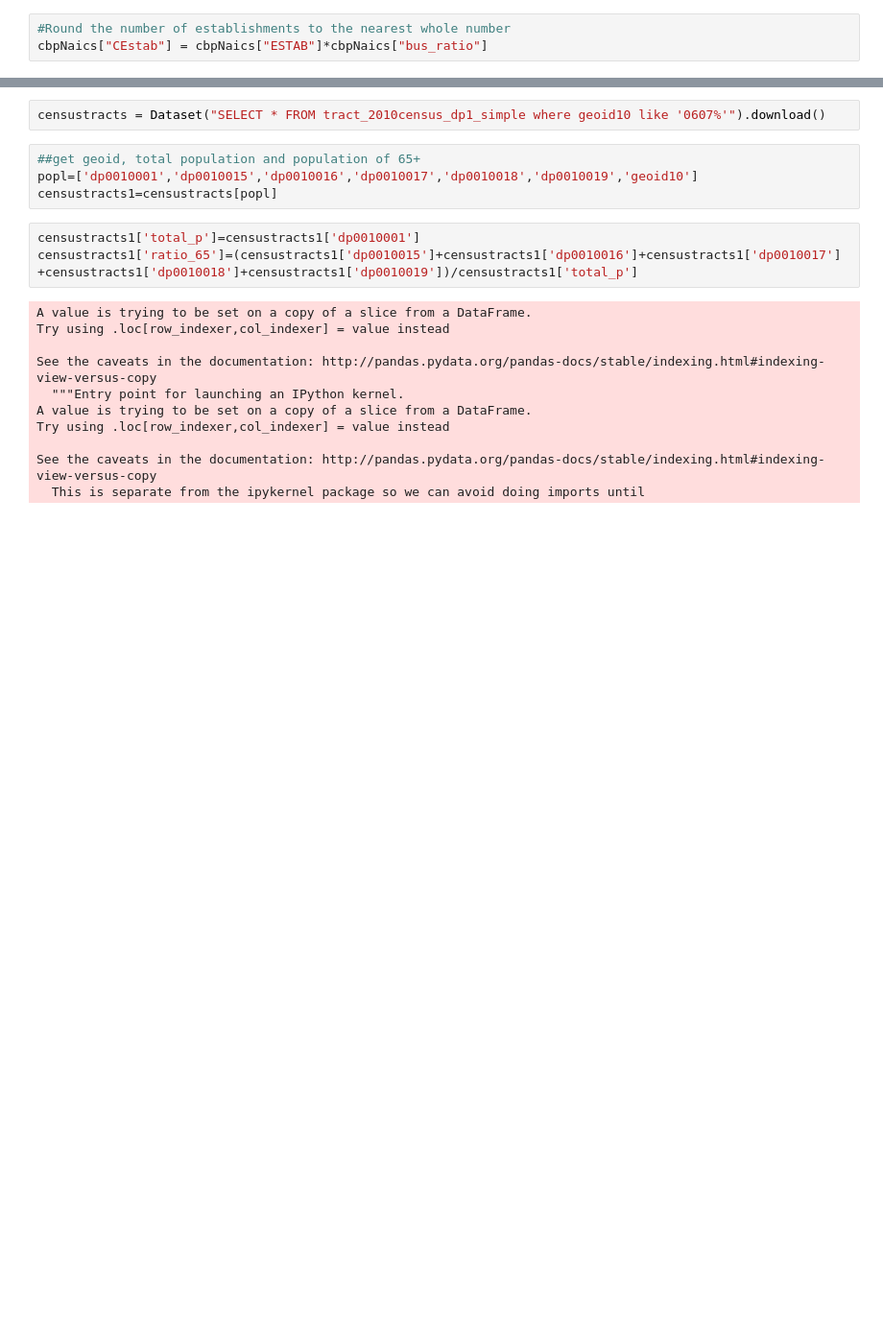
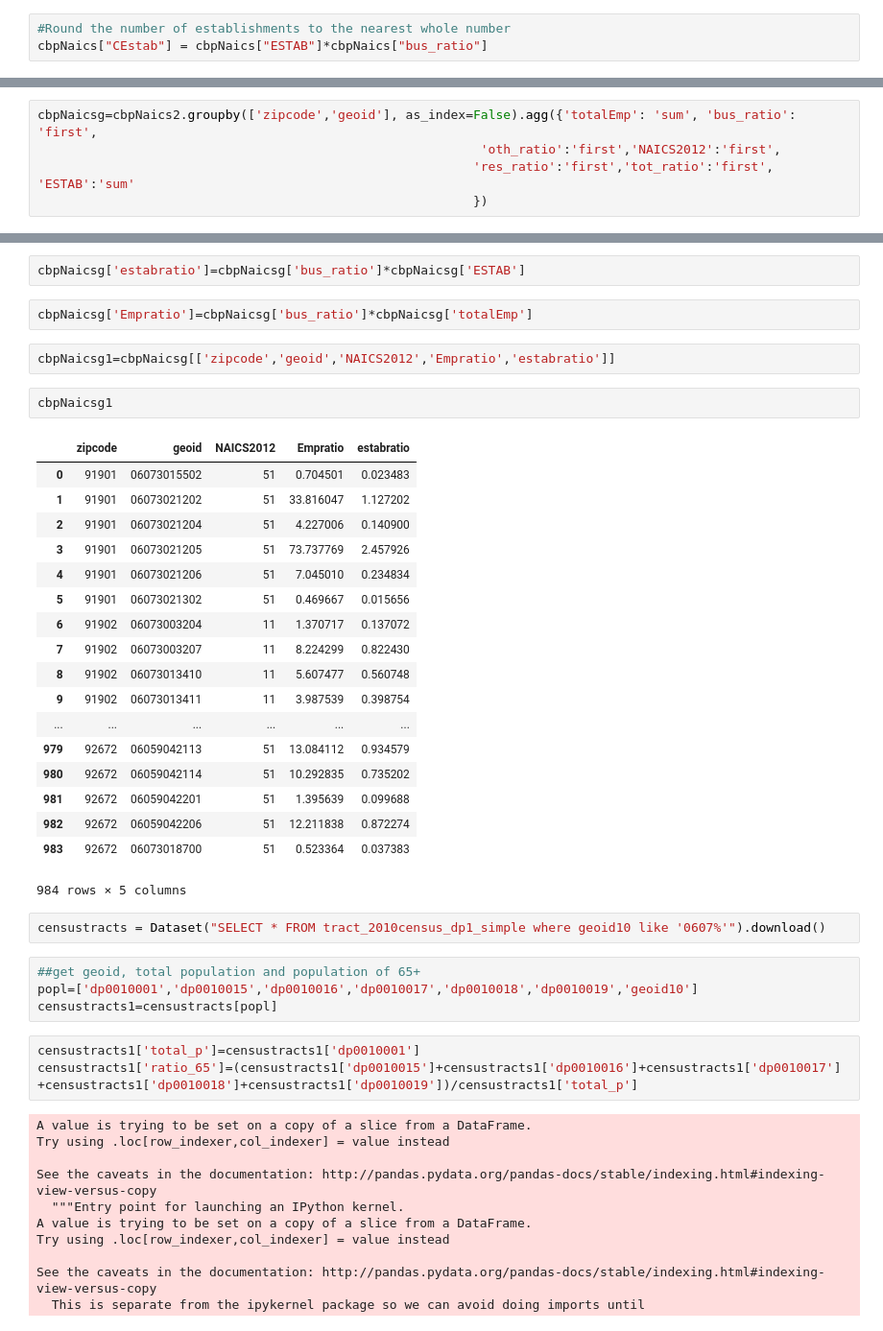
Before and after one commit to JasonZhangzy1757/CUSP-Capstone, a Jupyter notebook: US_Ignite_fed_data_merge_clean_eda.ipynb, the cells around one changed output, grey strips where cells are left out. Shown: that part at 96% size. Drawn from its saved outputs; the diff is of its cells as text; blank space fills up the shorter version.

```diff
--- a/US_Ignite_fed_data_merge_clean_eda.ipynb
+++ b/US_Ignite_fed_data_merge_clean_eda.ipynb
@@ -251,0 +193,5 @@ cbpNaics
+# %%
+cbpNaicsg=cbpNaics2.groupby(['zipcode','geoid'], as_index=False).agg({'totalEmp': 'sum', 'bus_ratio': 'first',
+                                                           'oth_ratio':'first','NAICS2012':'first',
+                                                          'res_ratio':'first','tot_ratio':'first', 'ESTAB':'sum'
+                                                          })
@@ -252,3 +207,30 @@ cbpNaics
+# %%
+cbpNaicsg['estabratio']=cbpNaicsg['bus_ratio']*cbpNaicsg['ESTAB']
+# %%
+cbpNaicsg['Empratio']=cbpNaicsg['bus_ratio']*cbpNaicsg['totalEmp']
+# %%
+cbpNaicsg1=cbpNaicsg[['zipcode','geoid','NAICS2012','Empratio','estabratio']]
+# %%
+cbpNaicsg1
+# %% [output]
+|  | zipcode | geoid | NAICS2012 | Empratio | estabratio |
+| 0 | 91901 | 06073015502 | 51 | 0.704501 | 0.023483 |
+| 1 | 91901 | 06073021202 | 51 | 33.816047 | 1.127202 |
+| 2 | 91901 | 06073021204 | 51 | 4.227006 | 0.140900 |
+| 3 | 91901 | 06073021205 | 51 | 73.737769 | 2.457926 |
+| 4 | 91901 | 06073021206 | 51 | 7.045010 | 0.234834 |
+| 5 | 91901 | 06073021302 | 51 | 0.469667 | 0.015656 |
+| 6 | 91902 | 06073003204 | 11 | 1.370717 | 0.137072 |
+| 7 | 91902 | 06073003207 | 11 | 8.224299 | 0.822430 |
+| 8 | 91902 | 06073013410 | 11 | 5.607477 | 0.560748 |
+| 9 | 91902 | 06073013411 | 11 | 3.987539 | 0.398754 |
+| ... | ... | ... | ... | ... | ... |
+| 979 | 92672 | 06059042113 | 51 | 13.084112 | 0.934579 |
+| 980 | 92672 | 06059042114 | 51 | 10.292835 | 0.735202 |
+| 981 | 92672 | 06059042201 | 51 | 1.395639 | 0.099688 |
+| 982 | 92672 | 06059042206 | 51 | 12.211838 | 0.872274 |
+| 983 | 92672 | 06073018700 | 51 | 0.523364 | 0.037383 |
+984 rows × 5 columns
 # %%
 censustracts = Dataset("SELECT * FROM tract_2010census_dp1_simple where geoid10 like '0607%'").download()
 # %%
```
Also changed, not shown: parts of 18 cells of this notebook.
